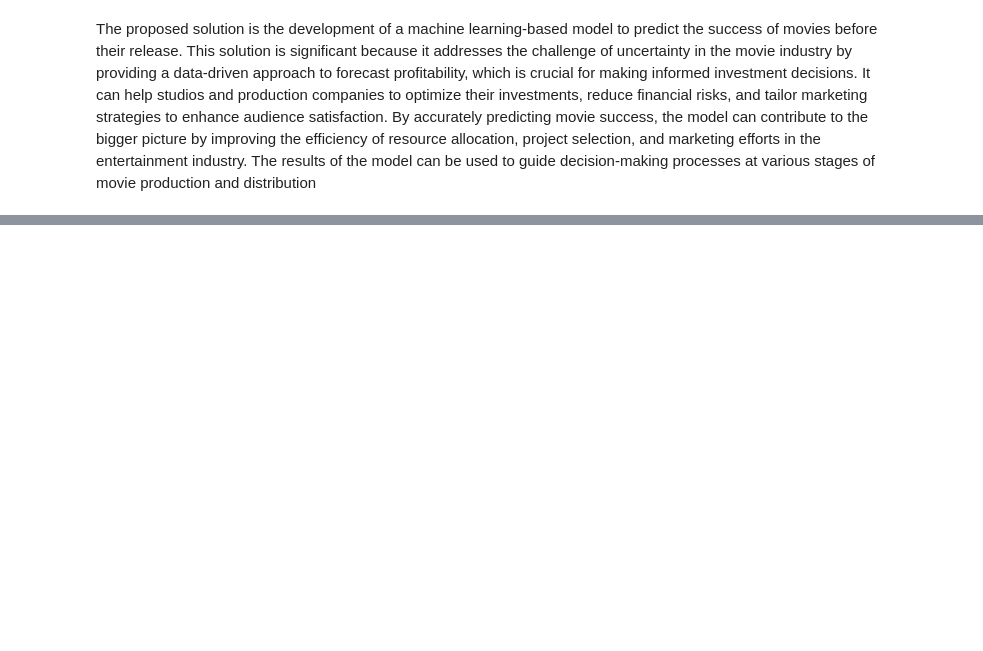
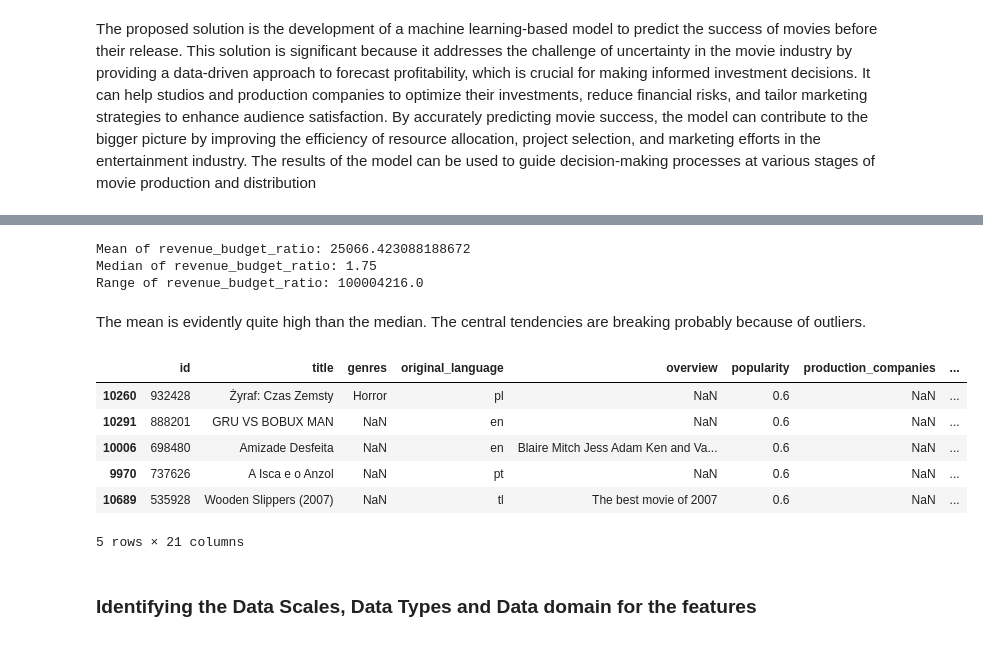
Before and after one commit to Samk104/Cinemalytics, a Jupyter notebook: Cinemalytics.ipynb, the cells around one changed output, grey strips where cells are left out. Drawn from its saved outputs; the diff is of its cells as text; code cells hidden in the pictures; blank space fills up the shorter version.

```diff
--- a/Cinemalytics.ipynb
+++ b/Cinemalytics.ipynb
@@ -20,0 +113,29 @@ The proposed solution is the development of a machine learning-based model to pr
+# %%
+df['revenue_budget_ratio'] = df['revenue'] / df['budget']
+#Checking central tendencies for the derived feature
+mean_ratio = df['revenue_budget_ratio'].mean()
+median_ratio = df['revenue_budget_ratio'].median()
+range_ratio = df['revenue_budget_ratio'].max() - df['revenue_budget_ratio'].min()
+
+print("Mean of revenue_budget_ratio:", mean_ratio)
+print("Median of revenue_budget_ratio:", median_ratio)
+print("Range of revenue_budget_ratio:", range_ratio)
+# %% [output]
+Mean of revenue_budget_ratio: 25066.423088188672
+Median of revenue_budget_ratio: 1.75
+Range of revenue_budget_ratio: 100004216.0
+# %% [markdown]
+The mean is evidently quite high than the median. The central tendencies are breaking probably because of outliers.
+# %%
+s_df = df.sort_values(by='revenue_budget_ratio', ascending=False)
+s_df.head()
+# %% [output]
+|  | id | title | genres | original_language | overview | popularity | production_companies | ... |
+| 10260 | 932428 | Żyraf: Czas Zemsty | Horror | pl | NaN | 0.6 | NaN | ... |
+| 10291 | 888201 | GRU VS BOBUX MAN | NaN | en | NaN | 0.6 | NaN | ... |
+| 10006 | 698480 | Amizade Desfeita | NaN | en | Blaire Mitch Jess Adam Ken and Va... | 0.6 | NaN | ... |
+| 9970 | 737626 | A Isca e o Anzol | NaN | pt | NaN | 0.6 | NaN | ... |
+| 10689 | 535928 | Wooden Slippers (2007) | NaN | tl | The best movie of 2007 | 0.6 | NaN | ... |
+5 rows × 21 columns
+# %% [markdown]
+**<h3>Identifying the Data Scales, Data Types and Data domain for the features</h3>**
```
Also changed, not shown: parts of 13 cells of this notebook, 3 other files.
